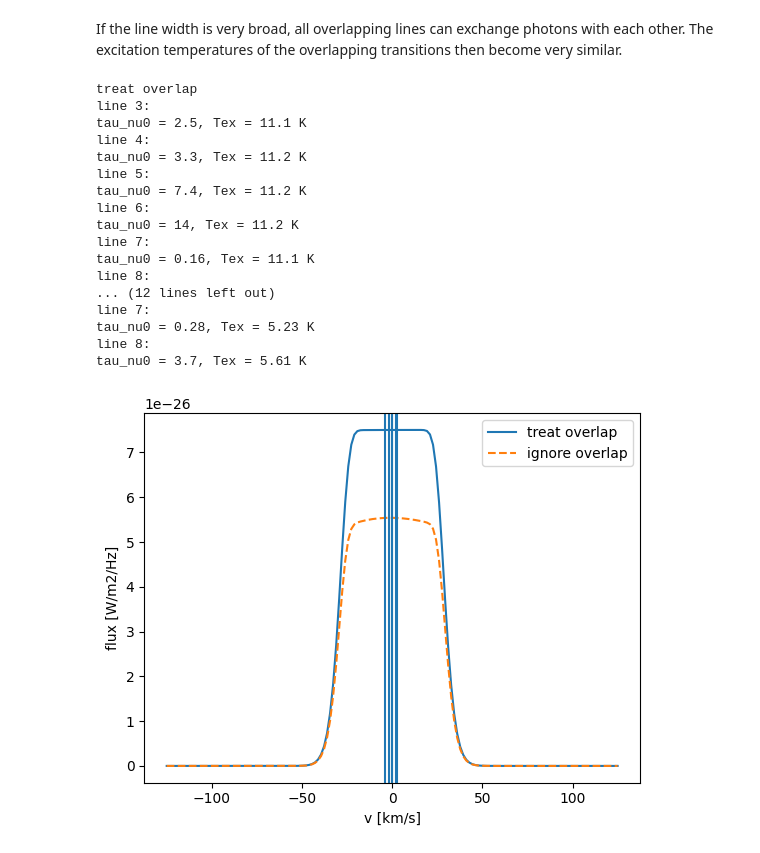
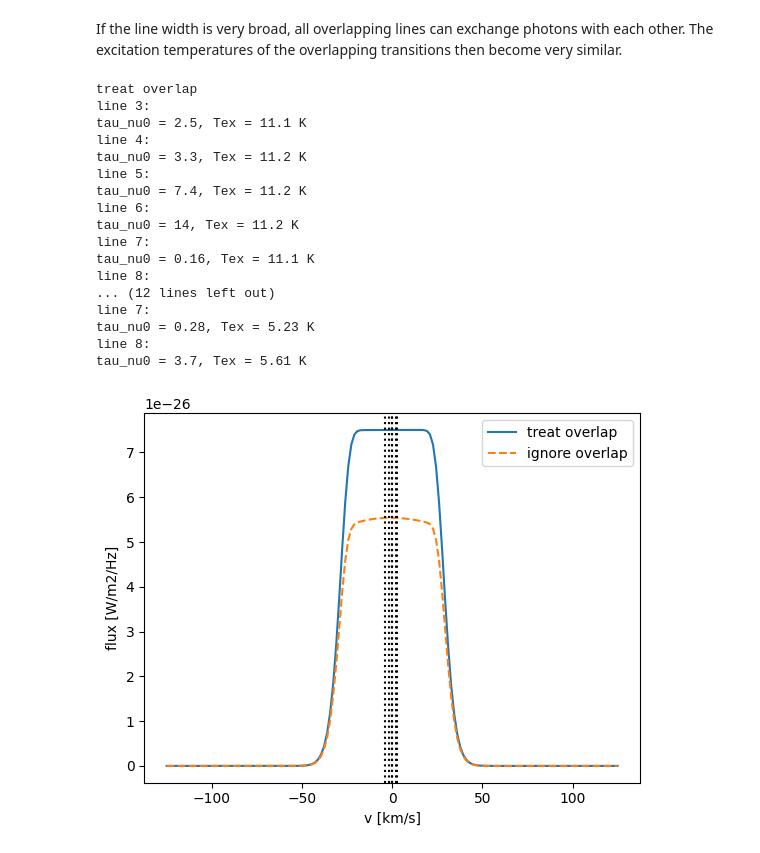
Before and after one commit to gica3618/pythonradex, a Jupyter notebook: docs/notebooks/overlapping_lines.ipynb, the cells around one changed output. Cells and saved outputs as stored; diff of their text form; code cells hidden in the pictures.

```diff
--- a/docs/notebooks/overlapping_lines.ipynb
+++ b/docs/notebooks/overlapping_lines.ipynb
@@ -74,7 +76,8 @@ for ID,cloud in clouds.items():
     cloud.solve_radiative_transfer()
     for i in line_indices:
         print(f'line {i}:')
-        print(f'tau_nu0 = {cloud.tau_nu0_individual_transitions[i]:.2g}, Tex = {cloud.Tex[i]:.3g} K')
+        print(f'tau_nu0 = {cloud.tau_nu0_individual_transitions[i]:.2g}, '
+              +f'Tex = {cloud.Tex[i]:.3g} K')
     print('\n')
 # %% [output]
 treat overlap
@@ -119,7 +125,8 @@ def compare_clouds(clouds,nu):
     ax.legend(loc='best')
     for nu0 in nu0s:
         #mark the position of each transition with a vertical line
-        ax.axvline((1-nu0/ref_nu0)*constants.c/constants.kilo)
+        ax.axvline((1-nu0/ref_nu0)*constants.c/constants.kilo,color='black',
+                  linestyle='dotted')
     ax.set_xlabel('v [km/s]')
     ax.set_ylabel('flux [W/m2/Hz]')
 
@@ -133,6 +140,7 @@ compare_clouds(clouds=clouds,nu=nu)
 # %% [markdown]
 In LTE, the excitation temperature of all transitions equals the kinetic temperature. So whether line overlap is taken into account or not should not matter. Let's check it:
 # %%
+#high collider density to force LTE:
 LTE_collider_densities = {'H2':1e8/constants.centi**3}
 for ID,cloud in clouds.items():
     cloud.update_parameters(collider_densities=LTE_collider_densities)
@@ -140,7 +148,8 @@ for ID,cloud in clouds.items():
     print(ID)
     for i in line_indices:
         print(f'line {i}:')
-        print(f'tau_nu0 = {cloud.tau_nu0_individual_transitions[i]:.2g}, Tex = {cloud.Tex[i]:.3g} K')
+        print(f'tau_nu0 = {cloud.tau_nu0_individual_transitions[i]:.2g},'
+              f' Tex = {cloud.Tex[i]:.3g} K')
     print('\n')
 compare_clouds(clouds=clouds,nu=nu)
 # %% [output]
@@ -170,13 +179,15 @@ If the gas is optically thin, all photons escape the cloud without interaction.
 N_thin = 1e11/constants.centi**2
 for ID,cloud in clouds.items():
     #need to put collider densities back to the original value
-    cloud.update_parameters(collider_densities=reference_cloud_parameters['collider_densities'],
-                            N=N_thin)
+    cloud.update_parameters(
+          collider_densities=reference_cloud_parameters['collider_densities'],
+          N=N_thin)
     cloud.solve_radiative_transfer()
     print(ID)
     for i in line_indices:
         print(f'line {i}:')
-        print(f'tau_nu0 = {cloud.tau_nu0_individual_transitions[i]:.2g}, Tex = {cloud.Tex[i]:.3g} K')
+        print(f'tau_nu0 = {cloud.tau_nu0_individual_transitions[i]:.2g},'
+              +f' Tex = {cloud.Tex[i]:.3g} K')
     print('\n')
 compare_clouds(clouds=clouds,nu=nu)
 # %% [output]
@@ -204,38 +215,39 @@ tau_nu0 = 0.00075, Tex = 3.07 K
 If the line width is very broad, all overlapping lines can exchange photons with each other. The excitation temperatures of the overlapping transitions then become very similar.
 # %%
 #need to define new clouds with broader line widths
-broad_line_cloud_kwargs = cloud_kwargs.copy()
-broad_line_cloud_kwargs['width_v'] = 10*width_v
-broad_clouds = {ID:radiative_transfer.Cloud(**broad_line_cloud_kwargs,treat_line_overlap=treat_line_overlap)
-                for ID,treat_line_overlap in zip(('treat overlap','ignore overlap'),(True,False))}
+broad_line_kwargs = cloud_kwargs.copy()
+broad_line_kwargs['width_v'] = 10*width_v
+broad_clouds = {ID:radiative_transfer.Cloud(**broad_line_kwargs,treat_line_overlap=treat)
+                for ID,treat in zip(('treat overlap','ignore overlap'),(True,False))}
 broad_line_parameters = reference_cloud_parameters.copy()
 broad_line_parameters['N'] *= 10 #to have the same optical depth as in the reference example
 for ID,cloud in broad_clouds.items():
     cloud.update_parameters(**broad_line_parameters)
     cloud.solve_radiative_transfer()
     print(ID)
     for i in line_indices:
         print(f'line {i}:')
-        print(f'tau_nu0 = {cloud.tau_nu0_individual_transitions[i]:.2g}, Tex = {cloud.Tex[i]:.3g} K')
+        print(f'tau_nu0 = {cloud.tau_nu0_individual_transitions[i]:.2g}, '
+              +f'Tex = {cloud.Tex[i]:.3g} K')
     print('\n')
-v_broad = v = np.linspace(-5*broad_line_cloud_kwargs['width_v'],5*broad_line_cloud_kwargs['width_v'],150)
+v_broad = v = np.linspace(-5*broad_line_kwargs['width_v'],5*broad_line_kwargs['width_v'],150)
 compare_clouds(clouds=broad_clouds,nu=get_nu(v_broad))
 # %% [output]
 treat overlap
 line 3:
 tau_nu0 = 2.5, Tex = 11.1 K
 line 4:
 tau_nu0 = 3.3, Tex = 11.2 K
 line 5:
 tau_nu0 = 7.4, Tex = 11.2 K
 line 6:
 tau_nu0 = 14, Tex = 11.2 K
 line 7:
 tau_nu0 = 0.16, Tex = 11.1 K
 line 8:
 ... (12 lines left out)
 line 7:
 tau_nu0 = 0.28, Tex = 5.23 K
 line 8:
 tau_nu0 = 3.7, Tex = 5.61 K
-[figure, old version]
+[figure, new version]
```
Also changed, not shown: parts of 10 cells of this notebook, 23 other files.
